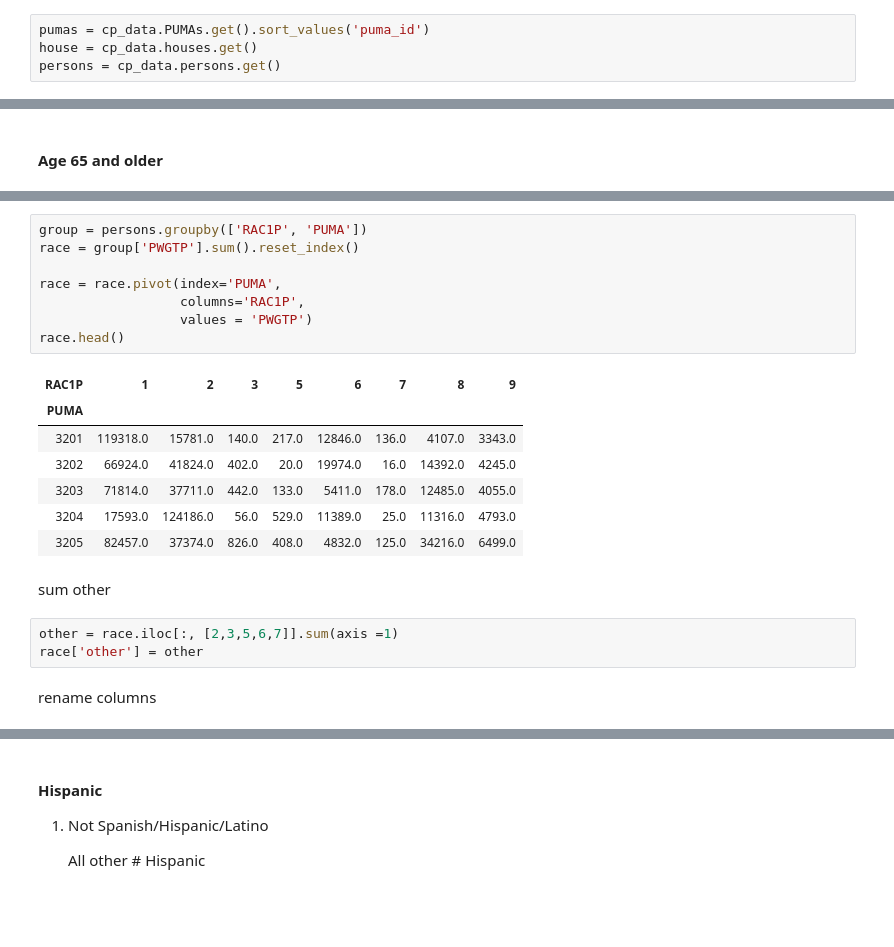
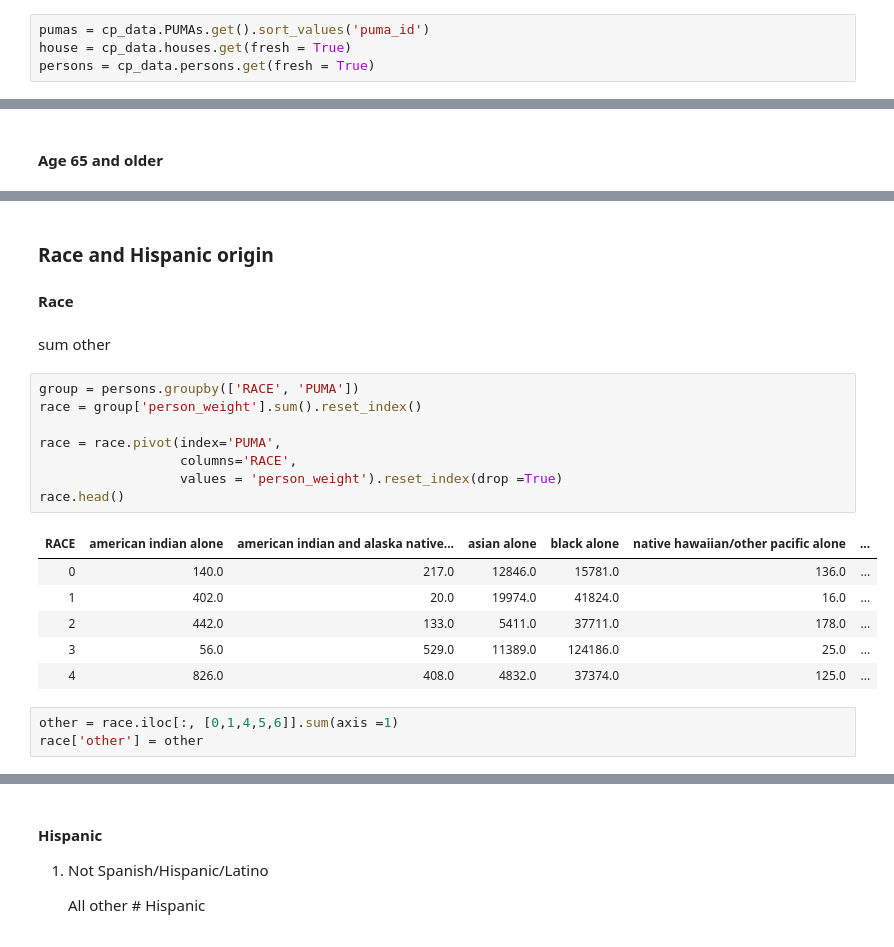
Before and after one commit to PhilaController/community-profiles, a Jupyter notebook: census_data_analysis.ipynb, the cells around one changed output, grey strips where cells are left out. Drawn from its saved outputs; the diff is of its cells as text; blank space fills up the shorter version.

```diff
--- a/census_data_analysis.ipynb
+++ b/census_data_analysis.ipynb
@@ -18,8 +18,8 @@ import community_profiles.datasets as cp_data
 ### Load Census Data
 # %%
 pumas = cp_data.PUMAs.get().sort_values('puma_id')
-house = cp_data.houses.get()
-persons = cp_data.persons.get()
+house = cp_data.houses.get(fresh = True)
+persons = cp_data.persons.get(fresh = True)
 # %% [markdown]
 ### Population
 # %%
@@ -134,23 +96,24 @@ foreign_born.head()
-# %%
-group = persons.groupby(['RAC1P', 'PUMA'])
-race = group['PWGTP'].sum().reset_index()
-
-race = race.pivot(index='PUMA',
-                  columns='RAC1P',
-                  values = 'PWGTP')
-race.head()
-# %% [output]
-| RAC1P | 1 | 2 | 3 | 5 | 6 | 7 | 8 | 9 |
-| PUMA |  |  |  |  |  |  |  |  |
-| 3201 | 119318.0 | 15781.0 | 140.0 | 217.0 | 12846.0 | 136.0 | 4107.0 | 3343.0 |
-| 3202 | 66924.0 | 41824.0 | 402.0 | 20.0 | 19974.0 | 16.0 | 14392.0 | 4245.0 |
-| 3203 | 71814.0 | 37711.0 | 442.0 | 133.0 | 5411.0 | 178.0 | 12485.0 | 4055.0 |
-| 3204 | 17593.0 | 124186.0 | 56.0 | 529.0 | 11389.0 | 25.0 | 11316.0 | 4793.0 |
-| 3205 | 82457.0 | 37374.0 | 826.0 | 408.0 | 4832.0 | 125.0 | 34216.0 | 6499.0 |
+# %% [markdown]
+### Race and Hispanic origin
+
+#### Race
 # %% [markdown]
 sum other
+# %%
+group = persons.groupby(['RACE', 'PUMA'])
+race = group['person_weight'].sum().reset_index()
+
+race = race.pivot(index='PUMA',
+                  columns='RACE',
+                  values = 'person_weight').reset_index(drop =True)
+race.head()
+# %% [output]
+| RACE | american indian alone | american indian and alaska native... | asian alone | black alone | native hawaiian/other pacific alone | ... |
+| 0 | 140.0 | 217.0 | 12846.0 | 15781.0 | 136.0 | ... |
+| 1 | 402.0 | 20.0 | 19974.0 | 41824.0 | 16.0 | ... |
+| 2 | 442.0 | 133.0 | 5411.0 | 37711.0 | 178.0 | ... |
+| 3 | 56.0 | 529.0 | 11389.0 | 124186.0 | 25.0 | ... |
+| 4 | 826.0 | 408.0 | 4832.0 | 37374.0 | 125.0 | ... |
 # %%
-other = race.iloc[:, [2,3,5,6,7]].sum(axis =1)
+other = race.iloc[:, [0,1,4,5,6]].sum(axis =1)
 race['other'] = other
-# %% [markdown]
-rename columns
```
Also changed, not shown: parts of 42 cells of this notebook, 2 other files.
